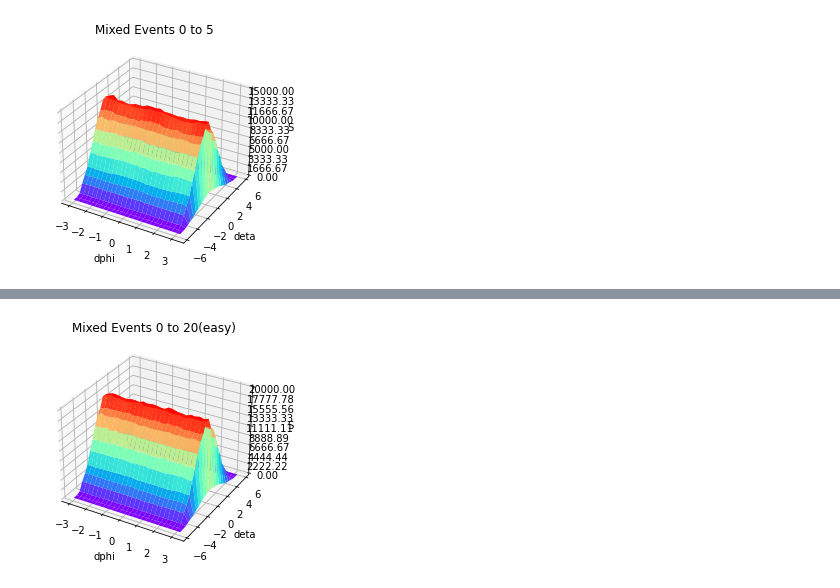
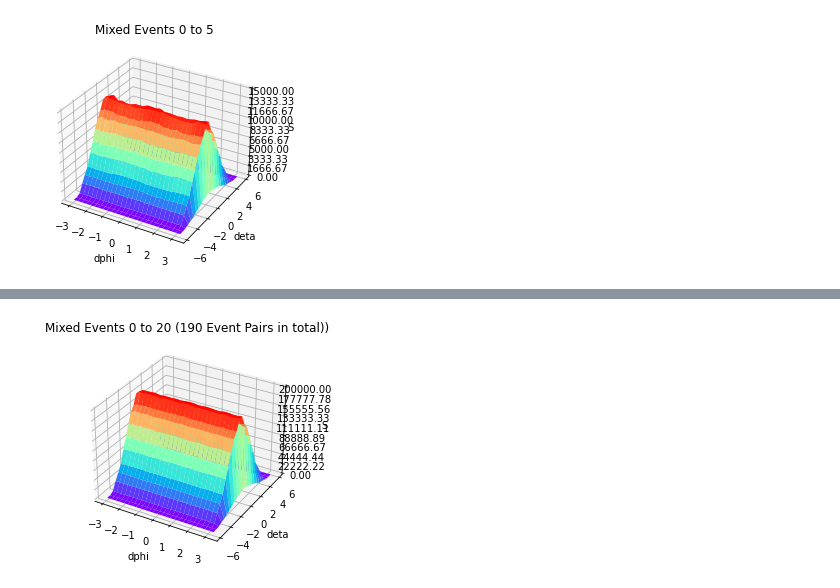
Before and after one commit to HarryWang0619/CIS_May_FinalProject, a Jupyter notebook: jul18_harry.ipynb, the cells around one changed output, grey strips where cells are left out. Saved outputs shown, nothing was run; the diff lists cells and outputs as text; code cells hidden in the pictures.

```diff
--- a/jul18_harry.ipynb
+++ b/jul18_harry.ipynb
@@ -130,5 +130,5 @@ plot_3d_surface(mixed_x, mixed_y, mixed_z, 15000, "Mixed Events 0 to 5", "mixed_
 # %% [output]
 [figure]
 # %%
-mixed_event0to20 = background_range(0,20)
+mixed_event0to20 = background_range_pro(0,20)
 mixed_0to20x, mixed_0to20y, mixed_0to20z = surfacedata(mixed_event0to20, 0.25, 0.5, 3.15, 6)
@@ -135,4 +153,4 @@ mixed_0to20x, mixed_0to20y, mixed_0to20z = surfacedata(mixed_event0to20, 0.25, 0
 # %%
-plot_3d_surface(mixed_0to20x, mixed_0to20y, mixed_0to20z, 20000, "Mixed Events 0 to 20(easy)", "mixed_event0to20.png")
+plot_3d_surface(mixed_0to20x, mixed_0to20y, mixed_0to20z, 200000, "Mixed Events 0 to 20 (190 Event Pairs in total))", "mixed0to20pro.png")
 # %% [output]
-[figure, old version]
+[figure, new version]
```
Also changed, not shown: parts of 1 cell of this notebook, 1 other file.
